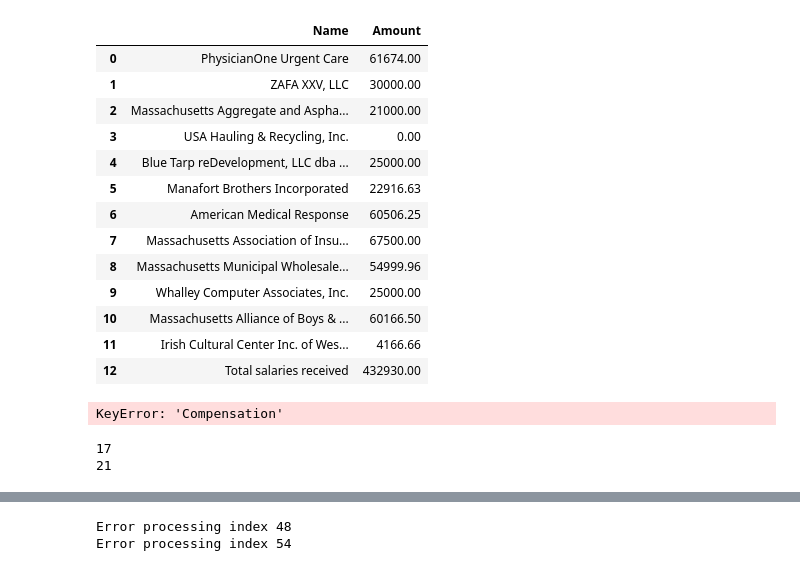
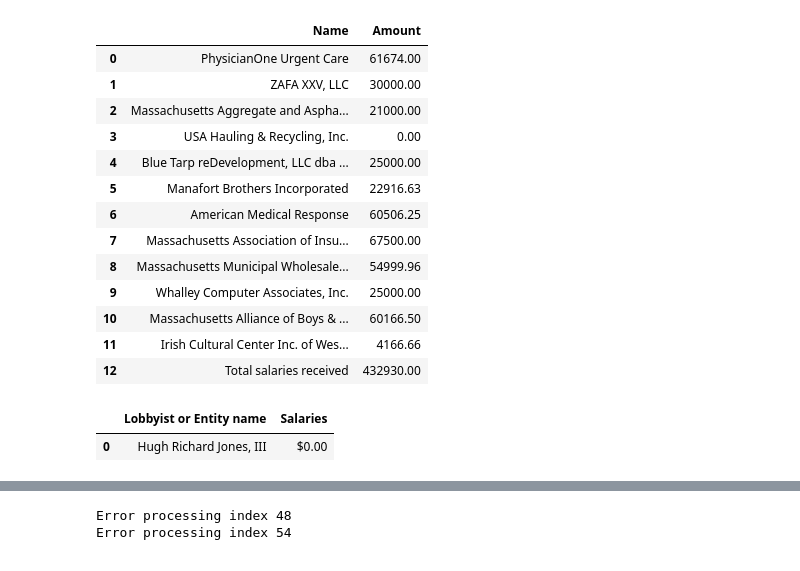
Before and after one commit to ren0nie0/advocacy-maps, a Jupyter notebook: lobbying/notebooks/lobbydoodles.ipynb, the cells around one changed output, grey strips where cells are left out. Cells and saved outputs as stored; diff of their text form; code cells hidden in the pictures.

Commit message:
added scraper for salary data

```diff
--- a/lobbying/notebooks/lobbydoodles.ipynb
+++ b/lobbying/notebooks/lobbydoodles.ipynb
@@ -281,7 +277,0 @@ ldf[8][0][0].split('Client: ')[1]
-# %%
-table = ldf[5][0:7].transpose()
-table.columns = table.iloc[0]
-table = table[1:]
-name = table['Lobbyist name'][1]
-re.sub("\s\s+", " ", name)
-name
@@ -328,6 +316,10 @@ class LobbyingDataPage:
             if 'Client Compensation' in df_str and len(self.dfs[i]) == 2:
                 self.get_compensation(i)
 
+            #SALARIES
+            if 'Salaries' in df_str and len(self.dfs[i]) == 2:
+                self.get_salaries(i)
+
     def get_activities(self, i):
         self.tables.setdefault('Activities', pd.DataFrame()) #Create table if it doesn't exist
         client = str(self.dfs[i-1][0][0]).split('Client:')[1].strip()
@@ -351,7 +343,9 @@ class LobbyingDataPage:
         self.tables['Compensation'] = pd.concat( [self.tables['Compensation'], table])
 
     def get_salaries(self, i):
-        pass
+        self.tables.setdefault('Salaries', pd.DataFrame())
+        table = self.dfs[i][:-1]
+        self.tables['Salaries'] = pd.concat( [self.tables['Salaries'], table])
 
     def get_operating_expenses(self, i):
         pass
@@ -417,19 +411,8 @@ string_to_dataframe(comp_str)
 | 10 | Massachusetts Alliance of Boys & ... | 60166.50 |
 | 11 | Irish Cultural Center Inc. of Wes... | 4166.66 |
 | 12 | Total salaries received | 432930.00 |
-# %%
-LobbyingDataPage(test_lobbyist_htmls[2]).fetch_tables()['Compensation']
-# %% [output]
-KeyError: 'Compensation'
-# %%
-tables = {}
-for i in range(len(edf)):
-    if ('House / Senate' in str(edf[i]) and len(edf[i]) == 1):
-        print(i)
-        tables.setdefault('Activities', pd.DataFrame())
-        client = edf[i-1][0][0].split('Client:')[1].strip()
-        table = edf[i+1][:-1]
-        tables['Activities'] = pd.concat( [tables['Activities'], edf[i+1][:-1]])
-# %% [output]
-17
-21
+# %%
+LobbyingDataPage(test_entity_htmls[0]).fetch_tables()['Salaries']
+# %% [output]
+|  | Lobbyist or Entity name | Salaries |
+| 0 | Hugh Richard Jones, III | $0.00 |
```
Also changed, not shown: parts of 4 cells of this notebook, 1 other file.
